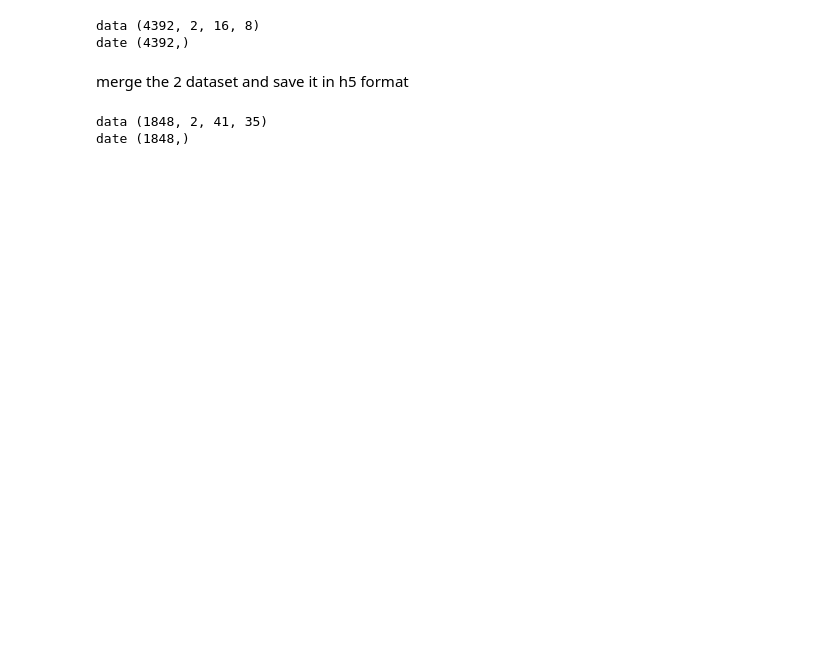
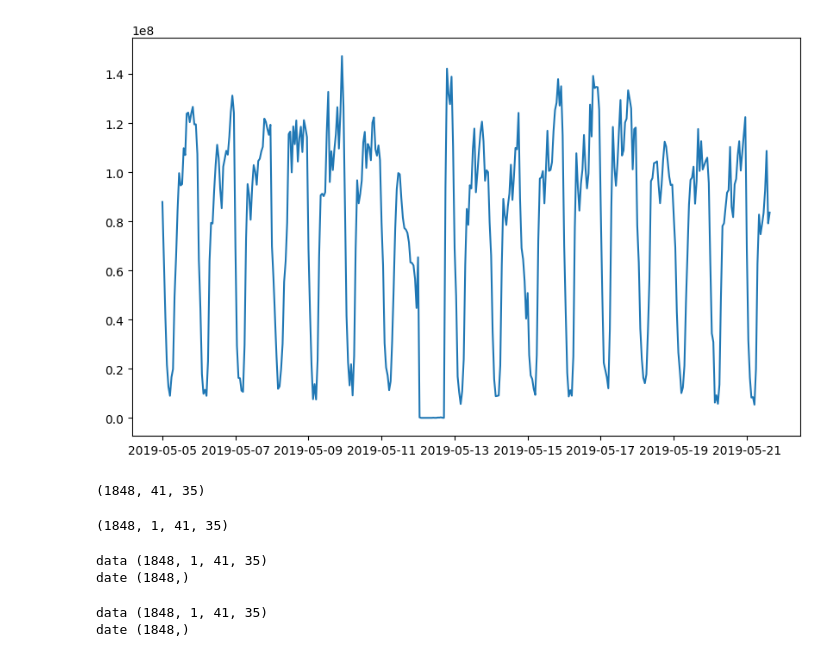
Before and after one commit to antonio-boiano/ST-ResNet, a Jupyter notebook: datasets/NetMob/Paris/process_data.ipynb, the cells around one changed output. Saved outputs shown, nothing was run; the diff lists cells and outputs as text; code cells hidden in the pictures; blank space fills up the shorter version.

```diff
--- a/datasets/NetMob/Paris/process_data.ipynb
+++ b/datasets/NetMob/Paris/process_data.ipynb
@@ -37,0 +125,19 @@ import a dataset to extract the time date_arr and take the first 1848 elements s
+# %%
+import matplotlib.pyplot as plt
+plt.figure(figsize=(10,6))
+plt.plot(date_index[1200:1600],data_arr[1200:1600,20,20])
+plt.show()
+# %% [output]
+[figure, added]
+# %%
+#Reshape the Data from (1848, 41, 35) to (1848, 2, 41, 35)
+display(tensor_traffic_original_correct.shape)
+
+tensor_traffic_reshape = np.reshape(tensor_traffic_original_correct, (1848, 1, 41, 35))
+
+tensor_traffic_reshape_2 = np.concatenate((tensor_traffic_reshape, tensor_traffic_reshape), axis=1)
+
+display(tensor_traffic_reshape.shape)
+# %% [output]
+(1848, 41, 35)
+(1848, 1, 41, 35)
@@ -38,34 +166,26 @@ import a dataset to extract the time date_arr and take the first 1848 elements s
 # %%
-
 import h5py
-f = h5py.File('/home/antonio/NetMOB23/ST-ResNet/datasets/NetMob/Paris/Paris_Instagram_TrafficMapSeries_20190316_20190531_REDUCED.h5')
+f = h5py.File('/home/antonio/NetMOB23/ST-ResNet/datasets/NetMob/Paris/Paris_Instagram_TrafficMapSeries_20190316_20190531_REDUCED_CORRECT.h5')
 for ke in f.keys():
     print(ke, f[ke].shape)
 
-date_arr = np.array(f['date'][:1848])
-
 data_arr_b = np.array(f['data'])
 date_arr_b = np.array(f['date'])
+
+f.close()
 # %% [output]
-data (4392, 2, 16, 8)
-date (4392,)
+data (1848, 1, 41, 35)
+date (1848,)
-# %% [markdown]
-merge the 2 dataset and save it in h5 format
 # %%
 import h5py
-# Create an h5py file
-with h5py.File('Paris_Instagram_TrafficMapSeries_20190316_20190531_REDUCED.h5', 'w') as hf:
-    # Create a dataset inside the file
-    hf.create_dataset('data', data=tensor_traffic_reshape_2)
-    hf.create_dataset('date', data=date_arr)
-
-
-f = h5py.File('Paris_Instagram_TrafficMapSeries_20190316_20190531_REDUCED.h5')
+f = h5py.File('/home/antonio/NetMOB23/ST-ResNet/datasets/NetMob/Paris/Paris_Instagram_TrafficMapSeries_20190316_20190531_REDUCED_1.h5')
 for ke in f.keys():
     print(ke, f[ke].shape)
 
-data_arr = np.array(f['data'])
-date_arr = np.array(f['date'])
+data_arr_t = np.array(f['data'])
+date_arr_t = np.array(f['date'])
+
+f.close()
 # %% [output]
-data (1848, 2, 41, 35)
+data (1848, 1, 41, 35)
 date (1848,)
```
Also changed, not shown: parts of 14 cells of this notebook, 22 other files.
